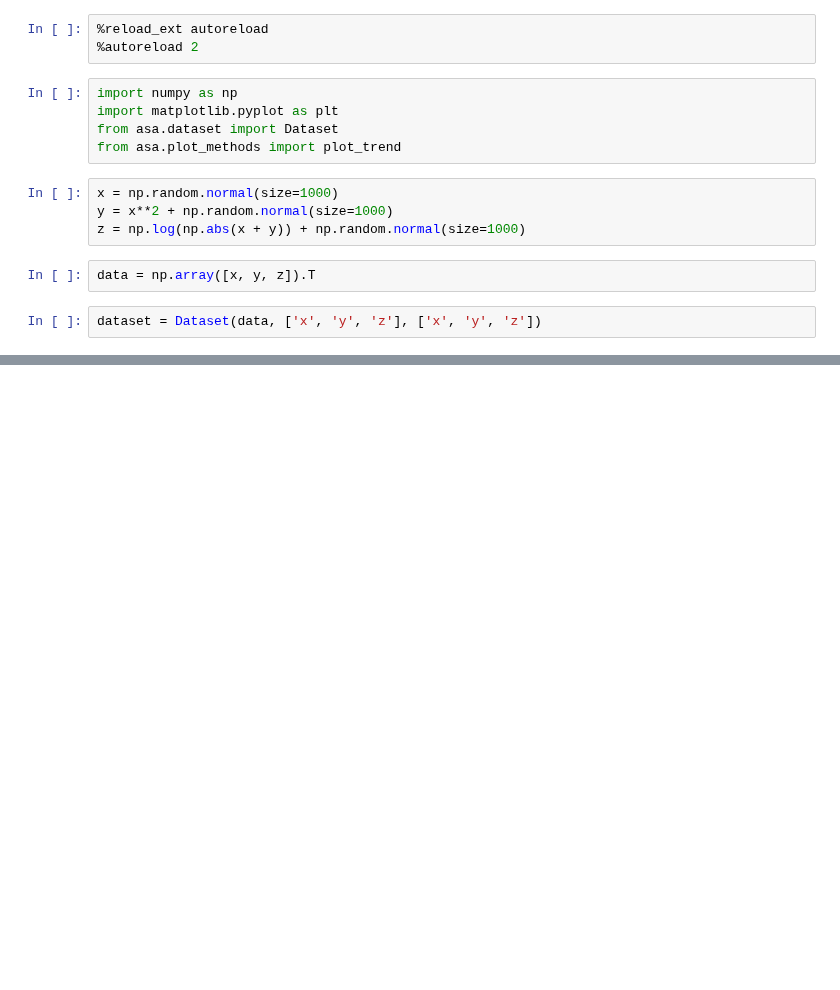
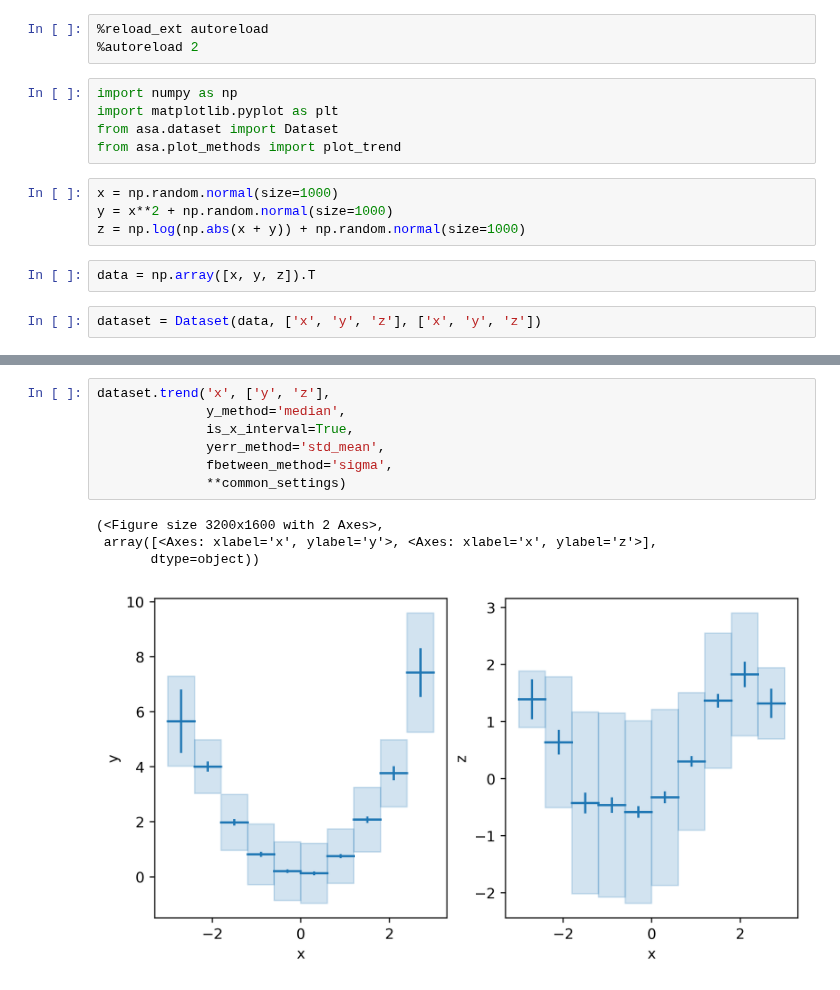
Before and after one commit to astro-jingtao/astro_statistics_assistant, a Jupyter notebook: example/trend_plot.ipynb, the cells around one changed output, grey strips where cells are left out. Drawn from its saved outputs; the diff is of its cells as text; blank space fills up the shorter version.

```diff
--- a/example/trend_plot.ipynb
+++ b/example/trend_plot.ipynb
@@ -103,0 +104,12 @@ dataset.trend('x', ['y', 'z'],
+# %%
+dataset.trend('x', ['y', 'z'],
+              y_method='median',
+              is_x_interval=True,
+              yerr_method='std_mean',
+              fbetween_method='sigma',
+              **common_settings)
+# %% [output]
+(<Figure size 3200x1600 with 2 Axes>,
+ array([<Axes: xlabel='x', ylabel='y'>, <Axes: xlabel='x', ylabel='z'>],
+       dtype=object))
+[figure, added]
```
Also changed, not shown: parts of 3 cells of this notebook, 2 other files.
